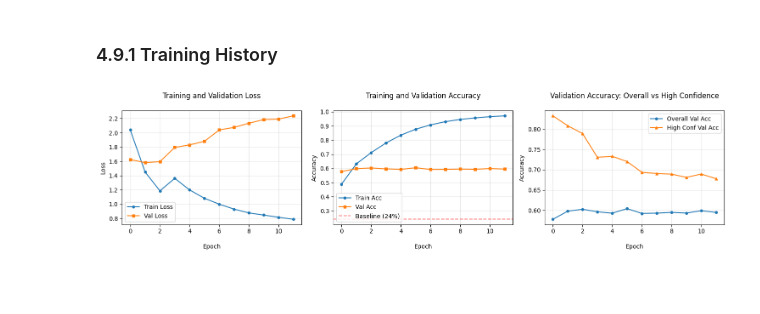
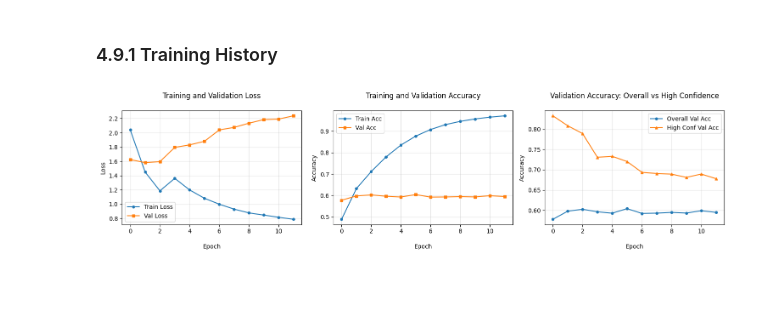
Before and after one commit to logus2k/genai_p2, a Jupyter notebook: glm_project3_final_report_v3.ipynb, the cells around one changed output. Saved outputs shown, nothing was run; the diff lists cells and outputs as text; code cells hidden in the pictures.

```diff
--- a/glm_project3_final_report_v3.ipynb
+++ b/glm_project3_final_report_v3.ipynb
@@ -3569,35 +3568,34 @@ fig, axes = plt.subplots(1, 3, figsize=(15, 4))
 # Loss curves
 axes[0].plot(history['train_loss'], label='Train Loss', marker='o', markersize=4)
 axes[0].plot(history['val_loss'], label='Val Loss', marker='s', markersize=4)
 axes[0].set_xlabel('\nEpoch')
 axes[0].set_ylabel('Loss')
 axes[0].set_title('Training and Validation Loss\n')
 axes[0].legend()
 axes[0].grid(True, alpha=0.3)
 
 # Accuracy curves
 axes[1].plot(history['train_acc'], label='Train Acc', marker='o', markersize=4)
 axes[1].plot(history['val_acc'], label='Val Acc', marker='s', markersize=4)
-axes[1].axhline(y=0.24, color='r', linestyle='--', alpha=0.5, label='Baseline (24%)')
 axes[1].set_xlabel('\nEpoch')
 axes[1].set_ylabel('Accuracy')
 axes[1].set_title('Training and Validation Accuracy\n')
 axes[1].legend()
 axes[1].grid(True, alpha=0.3)
 
 # High confidence accuracy
 axes[2].plot(history['val_acc'], label='Overall Val Acc', marker='o', markersize=4)
 axes[2].plot(history['val_high_conf_acc'], label='High Conf Val Acc', marker='^', markersize=4)
 axes[2].set_xlabel('\nEpoch')
 axes[2].set_ylabel('Accuracy')
 axes[2].set_title('Validation Accuracy: Overall vs High Confidence\n')
 axes[2].legend()
 axes[2].grid(True, alpha=0.3)
 
 plt.tight_layout()
 plt.show()
 # %% [output]
-[figure, old version]
+[figure, new version]
 # %% [markdown]
 &#160;
 # %% [markdown]
```
Also changed, not shown: parts of 2 cells of this notebook, 5 other files.
